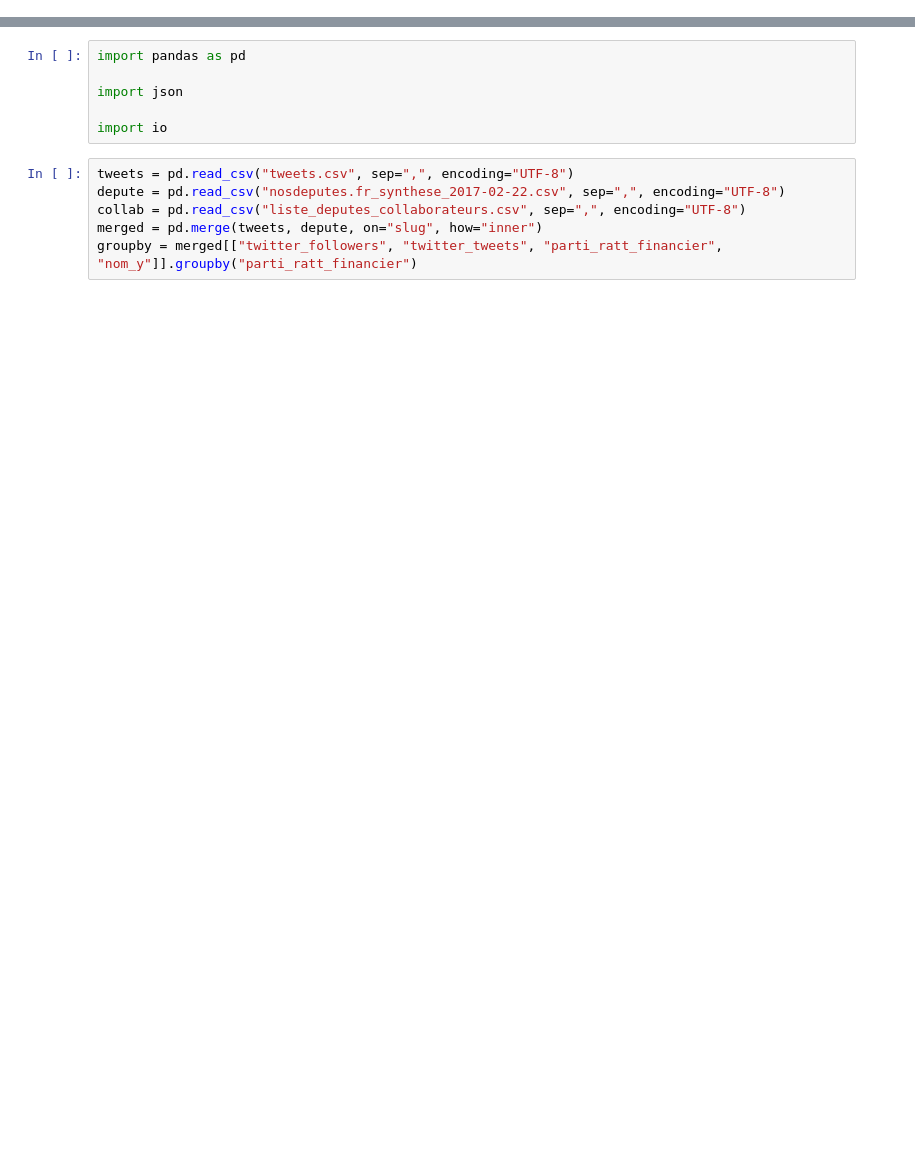
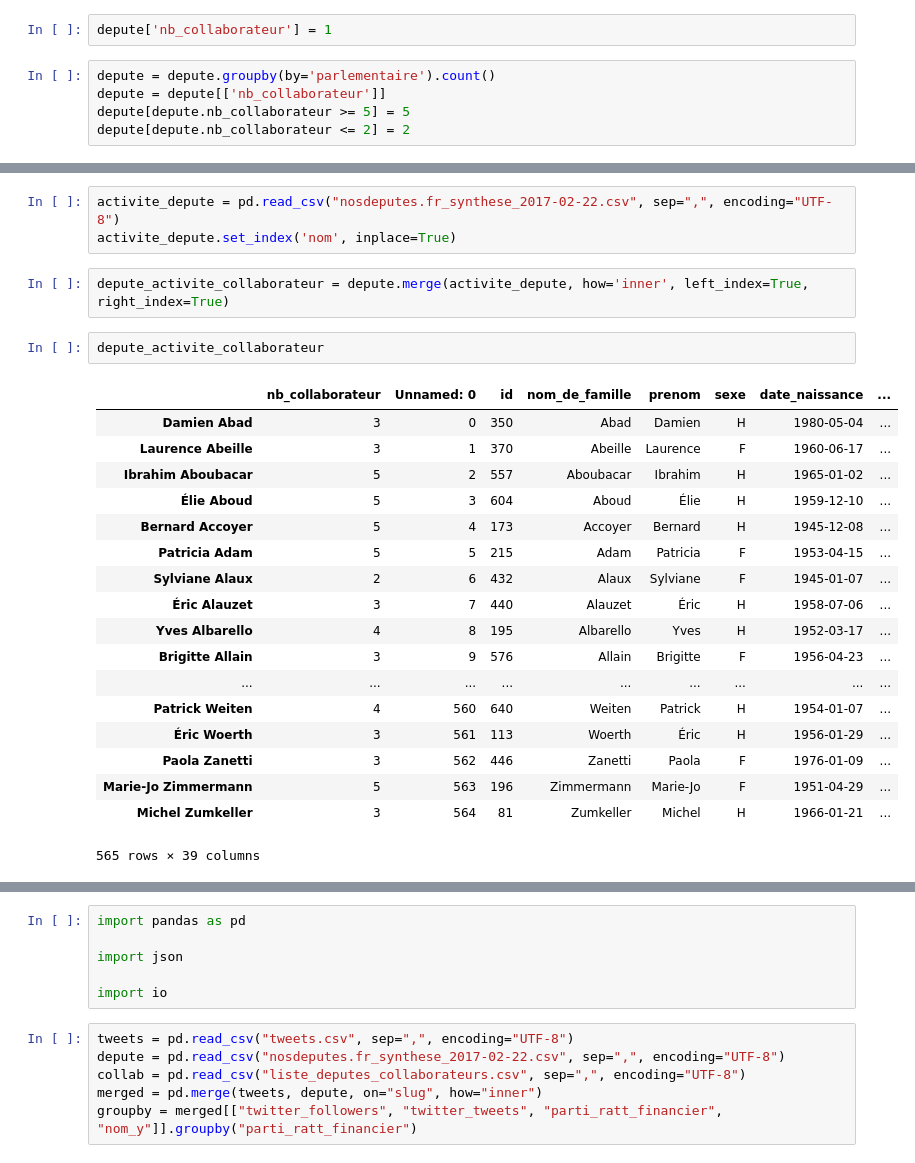
Before and after one commit to jauffretp/Dataviz, a Jupyter notebook: data/Notebook assemblage data pour parser et verification.ipynb, the cells around one changed output, grey strips where cells are left out. Cells and saved outputs as stored; diff of their text form; blank space fills up the shorter version.

```diff
--- a/data/Notebook assemblage data pour parser et verification.ipynb
+++ b/data/Notebook assemblage data pour parser et verification.ipynb
@@ -0,0 +85,7 @@
+# %%
+depute['nb_collaborateur'] = 1
+# %%
+depute = depute.groupby(by='parlementaire').count()
+depute = depute[['nb_collaborateur']]
+depute[depute.nb_collaborateur >= 5] = 5
+depute[depute.nb_collaborateur <= 2] = 2
@@ -0,0 +114,26 @@
+# %%
+activite_depute = pd.read_csv("nosdeputes.fr_synthese_2017-02-22.csv", sep=",", encoding="UTF-8")
+activite_depute.set_index('nom', inplace=True)
+# %%
+depute_activite_collaborateur = depute.merge(activite_depute, how='inner', left_index=True, right_index=True)
+# %%
+depute_activite_collaborateur
+# %% [output]
+|  | nb_collaborateur | Unnamed: 0 | id | nom_de_famille | prenom | sexe | date_naissance | ... |
+| Damien Abad | 3 | 0 | 350 | Abad | Damien | H | 1980-05-04 | ... |
+| Laurence Abeille | 3 | 1 | 370 | Abeille | Laurence | F | 1960-06-17 | ... |
+| Ibrahim Aboubacar | 5 | 2 | 557 | Aboubacar | Ibrahim | H | 1965-01-02 | ... |
+| Élie Aboud | 5 | 3 | 604 | Aboud | Élie | H | 1959-12-10 | ... |
+| Bernard Accoyer | 5 | 4 | 173 | Accoyer | Bernard | H | 1945-12-08 | ... |
+| Patricia Adam | 5 | 5 | 215 | Adam | Patricia | F | 1953-04-15 | ... |
+| Sylviane Alaux | 2 | 6 | 432 | Alaux | Sylviane | F | 1945-01-07 | ... |
+| Éric Alauzet | 3 | 7 | 440 | Alauzet | Éric | H | 1958-07-06 | ... |
+| Yves Albarello | 4 | 8 | 195 | Albarello | Yves | H | 1952-03-17 | ... |
+| Brigitte Allain | 3 | 9 | 576 | Allain | Brigitte | F | 1956-04-23 | ... |
+| ... | ... | ... | ... | ... | ... | ... | ... | ... |
+| Patrick Weiten | 4 | 560 | 640 | Weiten | Patrick | H | 1954-01-07 | ... |
+| Éric Woerth | 3 | 561 | 113 | Woerth | Éric | H | 1956-01-29 | ... |
+| Paola Zanetti | 3 | 562 | 446 | Zanetti | Paola | F | 1976-01-09 | ... |
+| Marie-Jo Zimmermann | 5 | 563 | 196 | Zimmermann | Marie-Jo | F | 1951-04-29 | ... |
+| Michel Zumkeller | 3 | 564 | 81 | Zumkeller | Michel | H | 1966-01-21 | ... |
+565 rows × 39 columns
```
Also changed, not shown: parts of 36 cells of this notebook.
